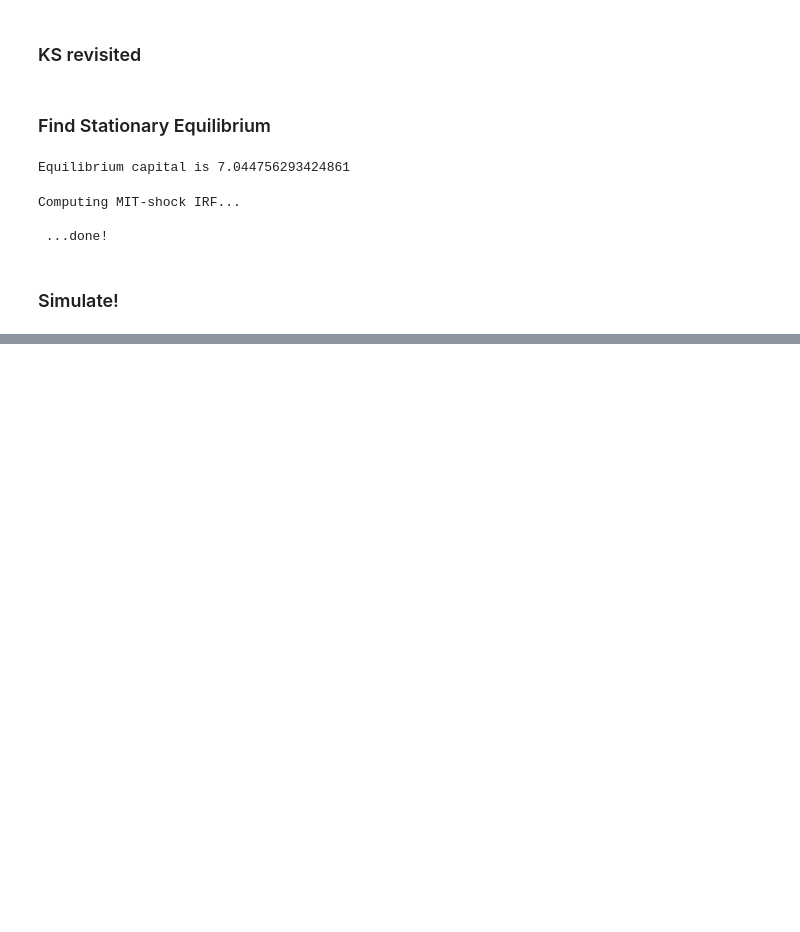
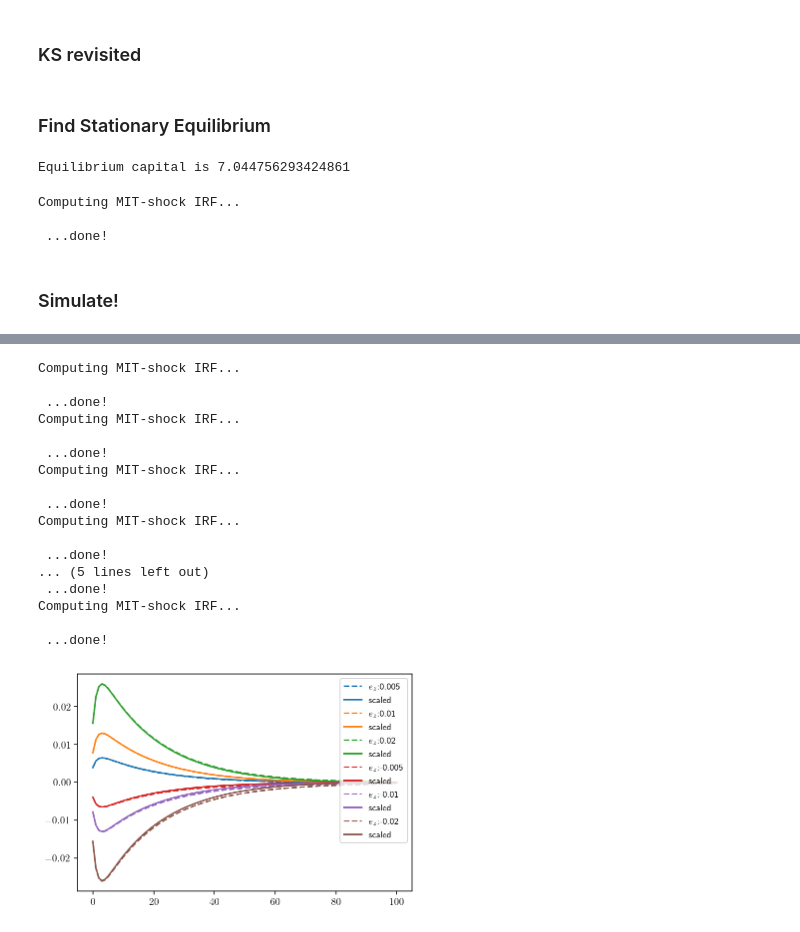
Before and after one commit to jbduarte/Computational-Methods-in-Macro, a Jupyter notebook: 5- Incomplete Markets + Aggregate Uncertainty Models/BKM18.ipynb, the cells around one changed output, grey strips where cells are left out. Saved outputs shown, nothing was run; the diff lists cells and outputs as text; code cells hidden in the pictures; blank space fills up the shorter version.

```diff
--- a/5- Incomplete Markets + Aggregate Uncertainty Models/BKM18.ipynb
+++ b/5- Incomplete Markets + Aggregate Uncertainty Models/BKM18.ipynb
@@ -253,0 +260,51 @@ plt.show()
+# %%
+def MIT(shock):
+    As = [1+shock]
+    for i in range(1,s+1):
+        As.append(A1(As[i-1]))
+    As = np.array(As)
+
+    K0s = np.ones(s+1)*Kss
+    gg_ss, gb_ss = policy(rd(Kss), r_to_w(rd(Kss)), rd(Kss), r_to_w(rd(Kss)))
+
+    aggK, ggs, gbs, dists = equilibrium_trans(K0s, As)
+
+    plt.plot(np.arange(len(aggK)), aggK-Kss, linestyle='--',
+             label=r'$e_z$:'+str(shock))
+# %%
+As0 = [1+0.01]
+for i in range(1,s+1):
+    As0.append(A1(As0[i-1]))
+As0 = np.array(As0)
+irf = equilibrium_trans(K0s, As0)[0]-Kss
+
+shocks = [0.005, 0.01,  0.02]
+for i,shock in enumerate(shocks):
+    MIT(shock)
+    plt.plot(np.arange(len(aggK)), irf*shock/0.01,
+             label = 'scaled', c='C'+str(i))
+for i,shock in enumerate(shocks):
+    MIT(-shock)
+    plt.plot(np.arange(len(aggK)), -irf*shock/0.01,
+             label = 'scaled', c='C'+str(i+3))
+plt.legend(fontsize=9, loc='upper right')
+plt.show()
+# %% [output]
+Computing MIT-shock IRF...
+
+ ...done!
+Computing MIT-shock IRF...
+
+ ...done!
+Computing MIT-shock IRF...
+
+ ...done!
+Computing MIT-shock IRF...
+
+ ...done!
+... (5 lines left out)
+ ...done!
+Computing MIT-shock IRF...
+
+ ...done!
+[figure, added]
```
Also changed, not shown: parts of 10 cells of this notebook.
